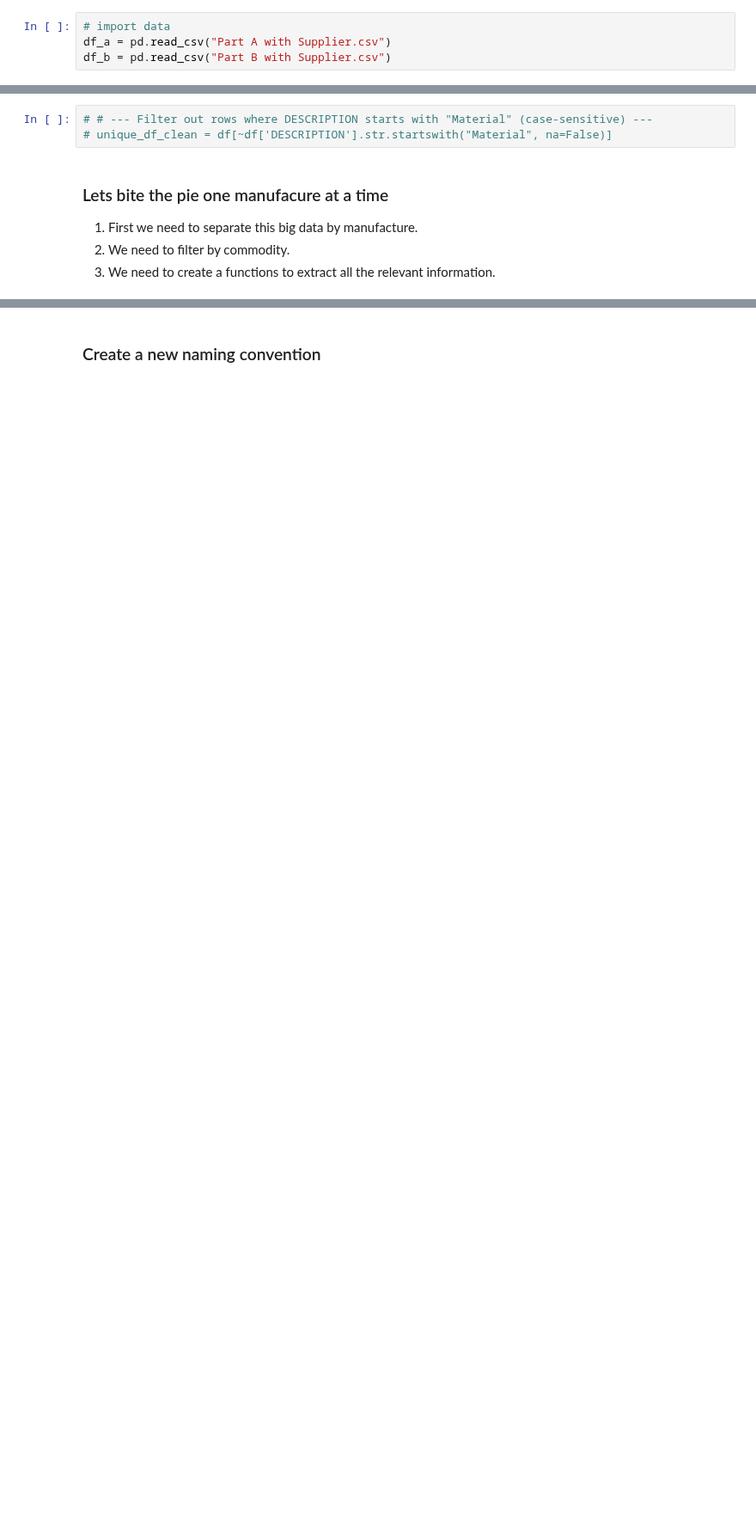
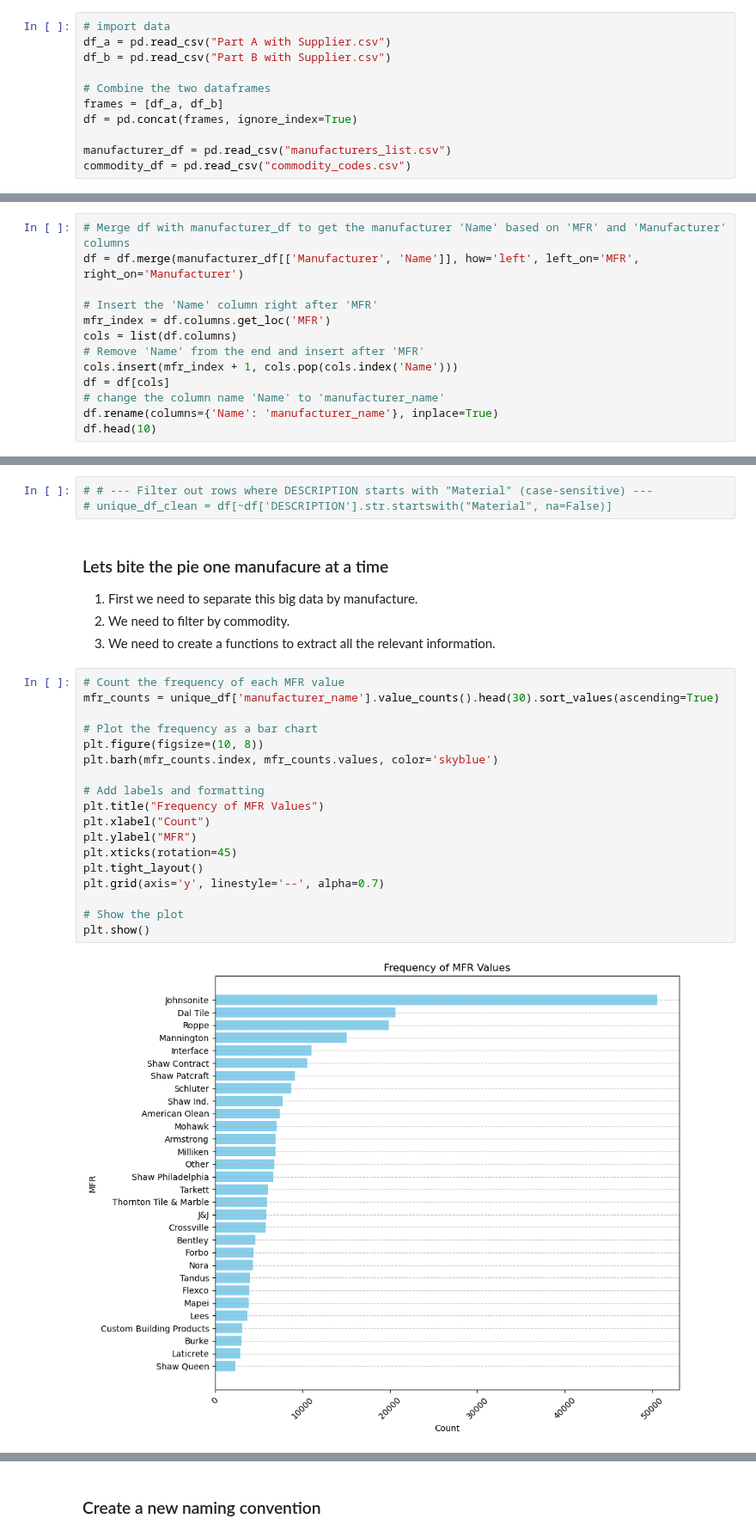
Before and after one commit to Zhuwaki/diverzify_freight_analysis, a Jupyter notebook: notebooks/karabo/phase_2_implementation/part_EDA.ipynb, the cells around one changed output, grey strips where cells are left out. Shown at 86% size. Drawn from its saved outputs; the diff is of its cells as text; blank space fills up the shorter version.

```diff
--- a/notebooks/karabo/phase_2_implementation/part_EDA.ipynb
+++ b/notebooks/karabo/phase_2_implementation/part_EDA.ipynb
@@ -12,3 +13,10 @@ import re
 # import data
 df_a = pd.read_csv("Part A with Supplier.csv")
 df_b = pd.read_csv("Part B with Supplier.csv")
+
+# Combine the two dataframes
+frames = [df_a, df_b]
+df = pd.concat(frames, ignore_index=True)
+
+manufacturer_df = pd.read_csv("manufacturers_list.csv")
+commodity_df = pd.read_csv("commodity_codes.csv")
@@ -17,0 +38,13 @@ df = pd.concat(frames, ignore_index=True)
+# %%
+# Merge df with manufacturer_df to get the manufacturer 'Name' based on 'MFR' and 'Manufacturer' columns
+df = df.merge(manufacturer_df[['Manufacturer', 'Name']], how='left', left_on='MFR', right_on='Manufacturer')
+
+# Insert the 'Name' column right after 'MFR'
+mfr_index = df.columns.get_loc('MFR')
+cols = list(df.columns)
+# Remove 'Name' from the end and insert after 'MFR'
+cols.insert(mfr_index + 1, cols.pop(cols.index('Name')))
+df = df[cols]
+# change the column name 'Name' to 'manufacturer_name'
+df.rename(columns={'Name': 'manufacturer_name'}, inplace=True)
+df.head(10)
@@ -112,3 +199,23 @@ print(unique_df['Manufacture'].nunique())
 1) First we need to separate this big data by manufacture. <br>
 2) We need to filter by commodity. <br>
 3) We need to create a functions to extract all the relevant information.
+# %%
+# Count the frequency of each MFR value
+mfr_counts = unique_df['manufacturer_name'].value_counts().head(30).sort_values(ascending=True)
+
+# Plot the frequency as a bar chart
+plt.figure(figsize=(10, 8))
+plt.barh(mfr_counts.index, mfr_counts.values, color='skyblue')
+
+# Add labels and formatting
+plt.title("Frequency of MFR Values")
+plt.xlabel("Count")
+plt.ylabel("MFR")
+plt.xticks(rotation=45)
+plt.tight_layout()
+plt.grid(axis='y', linestyle='--', alpha=0.7)
+
+# Show the plot
+plt.show()
+# %% [output]
+[figure, added]
```
Also changed, not shown: parts of 22 cells of this notebook, 6 other files.
